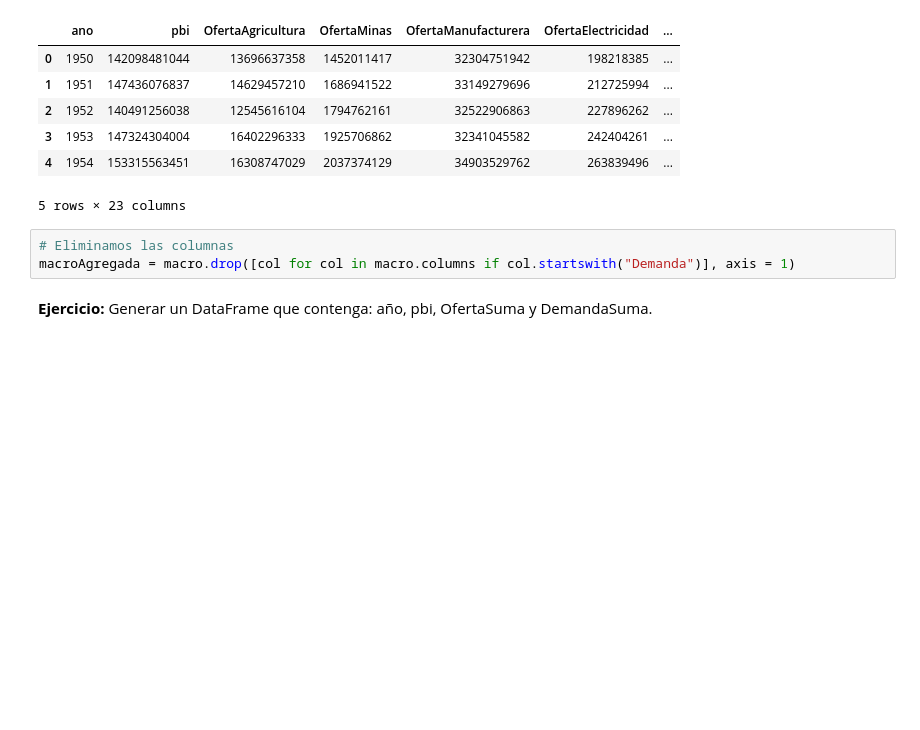
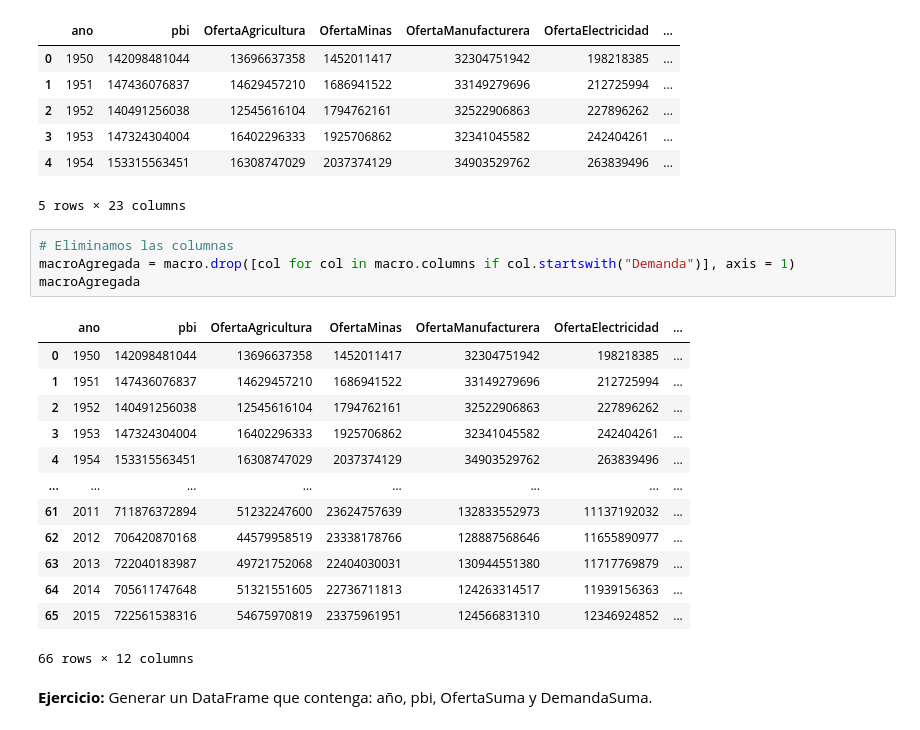
Before and after one commit to AnnBass23/LDD, a Jupyter notebook: P6 LDD/clase13-ldd-operaciones.ipynb, the cells around one changed output. Drawn from its saved outputs; the diff is of its cells as text; blank space fills up the shorter version.

```diff
--- a/P6 LDD/clase13-ldd-operaciones.ipynb
+++ b/P6 LDD/clase13-ldd-operaciones.ipynb
@@ -626,6 +626,21 @@ macroAgregada.head()
 # %%
 # Eliminamos las columnas
 macroAgregada = macro.drop([col for col in macro.columns if col.startswith("Demanda")], axis = 1)
+macroAgregada
+# %% [output]
+|  | ano | pbi | OfertaAgricultura | OfertaMinas | OfertaManufacturera | OfertaElectricidad | ... |
+| 0 | 1950 | 142098481044 | 13696637358 | 1452011417 | 32304751942 | 198218385 | ... |
+| 1 | 1951 | 147436076837 | 14629457210 | 1686941522 | 33149279696 | 212725994 | ... |
+| 2 | 1952 | 140491256038 | 12545616104 | 1794762161 | 32522906863 | 227896262 | ... |
+| 3 | 1953 | 147324304004 | 16402296333 | 1925706862 | 32341045582 | 242404261 | ... |
+| 4 | 1954 | 153315563451 | 16308747029 | 2037374129 | 34903529762 | 263839496 | ... |
+| ... | ... | ... | ... | ... | ... | ... | ... |
+| 61 | 2011 | 711876372894 | 51232247600 | 23624757639 | 132833552973 | 11137192032 | ... |
+| 62 | 2012 | 706420870168 | 44579958519 | 23338178766 | 128887568646 | 11655890977 | ... |
+| 63 | 2013 | 722040183987 | 49721752068 | 22404030031 | 130944551380 | 11717769879 | ... |
+| 64 | 2014 | 705611747648 | 51321551605 | 22736711813 | 124263314517 | 11939156363 | ... |
+| 65 | 2015 | 722561538316 | 54675970819 | 23375961951 | 124566831310 | 12346924852 | ... |
+66 rows × 12 columns
 # %% [markdown]
 **Ejercicio:** Generar un DataFrame que contenga: año, pbi, OfertaSuma y DemandaSuma.
 # %%
```
Also changed, not shown: 1 other file.
